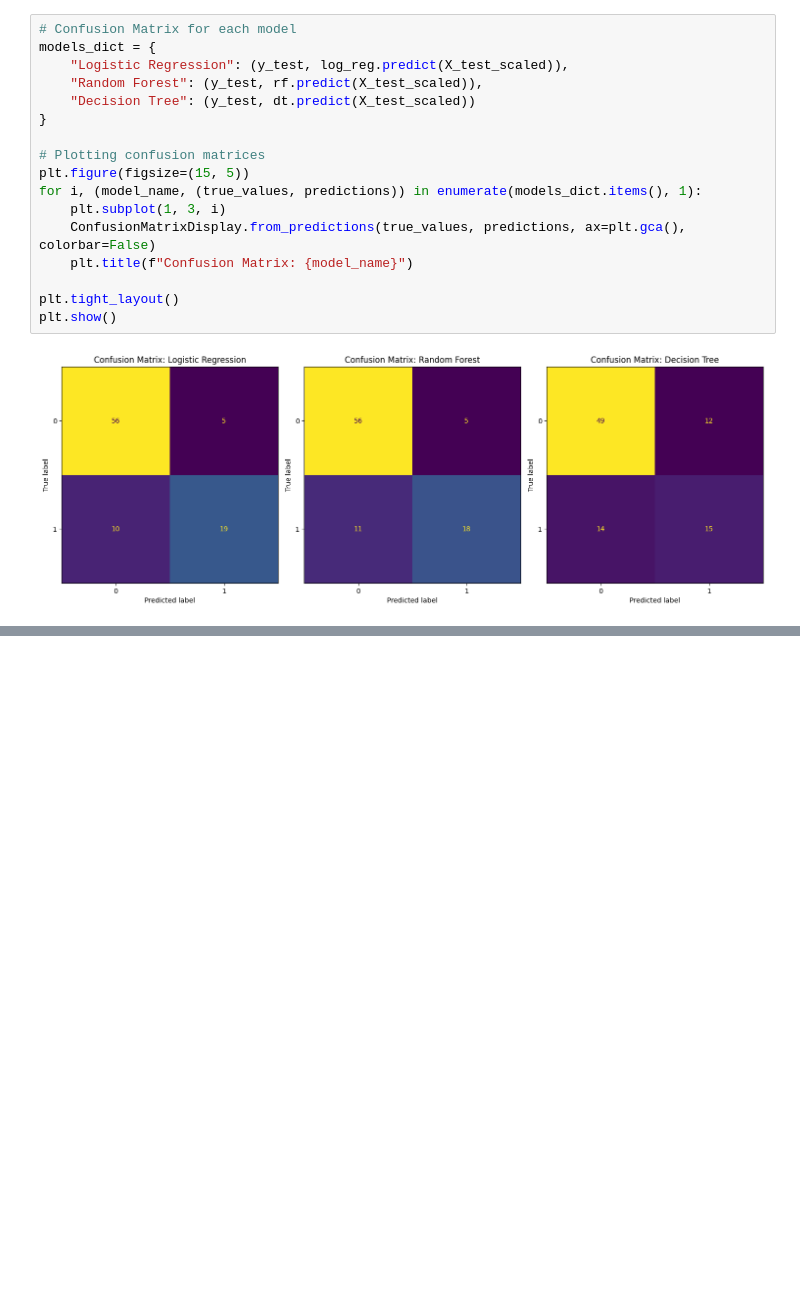
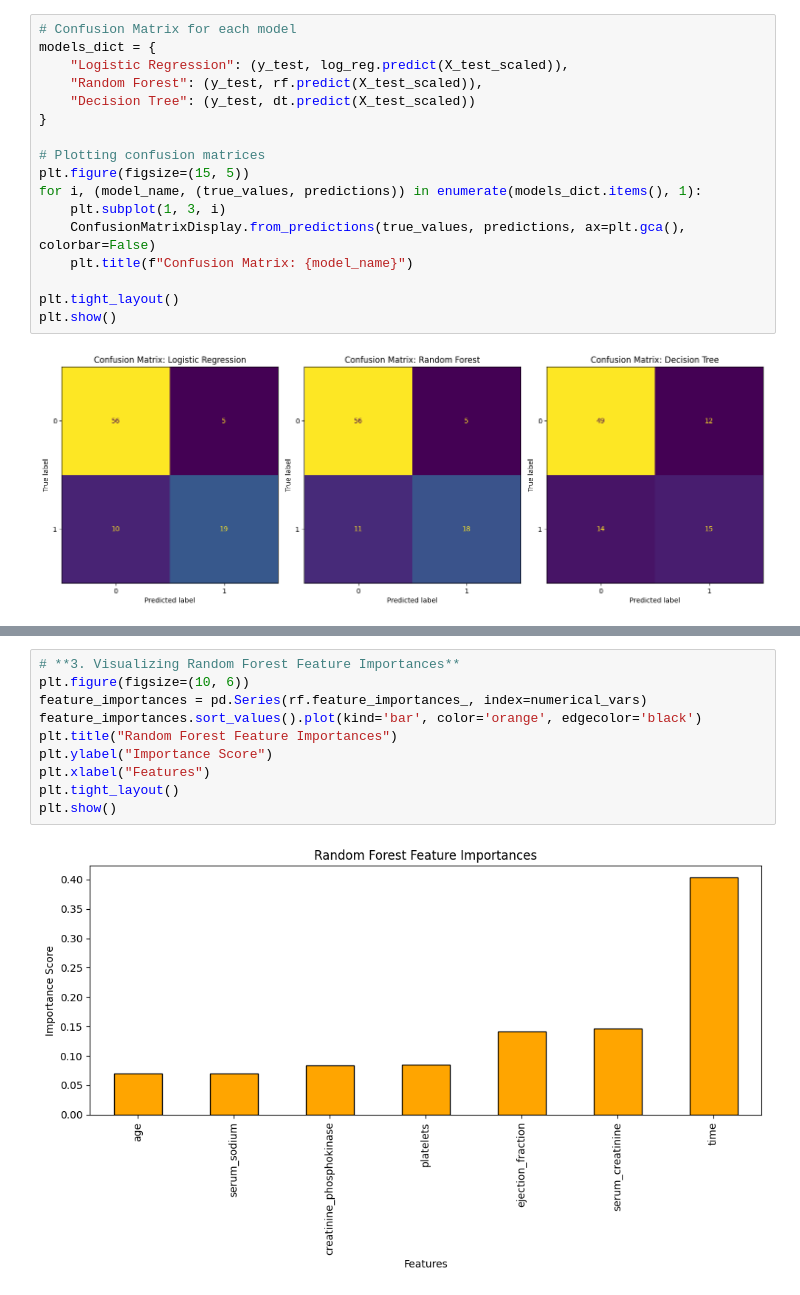
Before and after one commit to thisishasan/slda, a Jupyter notebook: code.ipynb, the cells around one changed output, grey strips where cells are left out. Saved outputs shown, nothing was run; the diff lists cells and outputs as text; blank space fills up the shorter version.

```diff
--- a/code.ipynb
+++ b/code.ipynb
@@ -517,0 +585,12 @@ plt.show()
+# %%
+# **3. Visualizing Random Forest Feature Importances**
+plt.figure(figsize=(10, 6))
+feature_importances = pd.Series(rf.feature_importances_, index=numerical_vars)
+feature_importances.sort_values().plot(kind='bar', color='orange', edgecolor='black')
+plt.title("Random Forest Feature Importances")
+plt.ylabel("Importance Score")
+plt.xlabel("Features")
+plt.tight_layout()
+plt.show()
+# %% [output]
+[figure, added]
```
Also changed, not shown: parts of 4 cells of this notebook.
